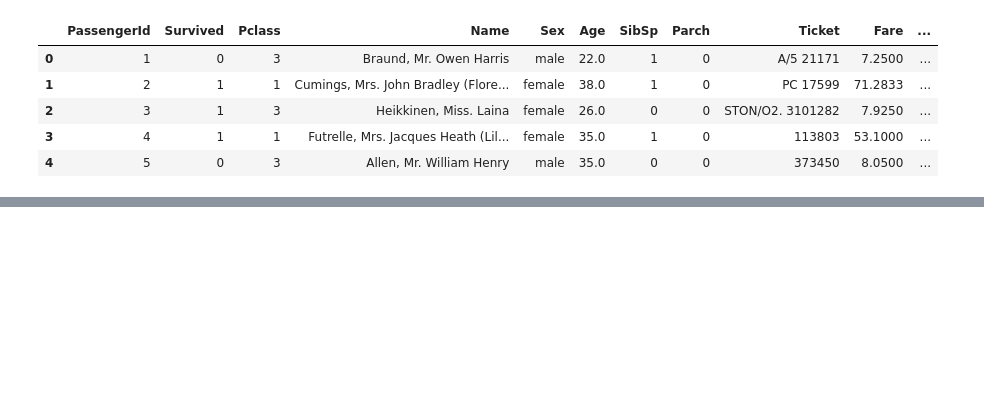
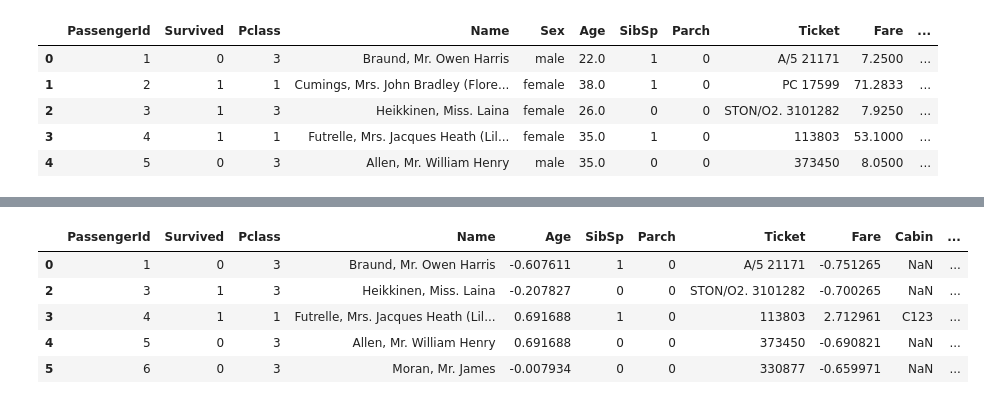
Before and after one commit to Akshaya-2k04/Titanic_Project, a Jupyter notebook: task1.ipynb, the cells around one changed output, grey strips where cells are left out. Saved outputs shown, nothing was run; the diff lists cells and outputs as text; code cells hidden in the pictures; blank space fills up the shorter version.

```diff
--- a/task1.ipynb
+++ b/task1.ipynb
@@ -95,3 +95,17 @@ df_encoded.head()
+# %%
+# Scale numerical features 'Age' and 'Fare' using StandardScaler
+scaler = StandardScaler()
+df_encoded[['Age', 'Fare']] = scaler.fit_transform(df_encoded[['Age', 'Fare']])
+
+# Display the first few rows of the scaled dataset
+df_encoded.head()
+# %% [output]
+|  | PassengerId | Survived | Pclass | Name | Age | SibSp | Parch | Ticket | Fare | Cabin | ... |
+| 0 | 1 | 0 | 3 | Braund, Mr. Owen Harris | -0.607611 | 1 | 0 | A/5 21171 | -0.751265 | NaN | ... |
+| 2 | 3 | 1 | 3 | Heikkinen, Miss. Laina | -0.207827 | 0 | 0 | STON/O2. 3101282 | -0.700265 | NaN | ... |
+| 3 | 4 | 1 | 1 | Futrelle, Mrs. Jacques Heath (Lil... | 0.691688 | 1 | 0 | 113803 | 2.712961 | C123 | ... |
+| 4 | 5 | 0 | 3 | Allen, Mr. William Henry | 0.691688 | 0 | 0 | 373450 | -0.690821 | NaN | ... |
+| 5 | 6 | 0 | 3 | Moran, Mr. James | -0.007934 | 0 | 0 | 330877 | -0.659971 | NaN | ... |
 # %%
 # Plot histograms for numerical features
 df_encoded[['Age', 'Fare']].hist(bins=20, figsize=(10, 6), color='skyblue', edgecolor='black')
```
Also changed, not shown: parts of 5 cells of this notebook, 1 other file.
